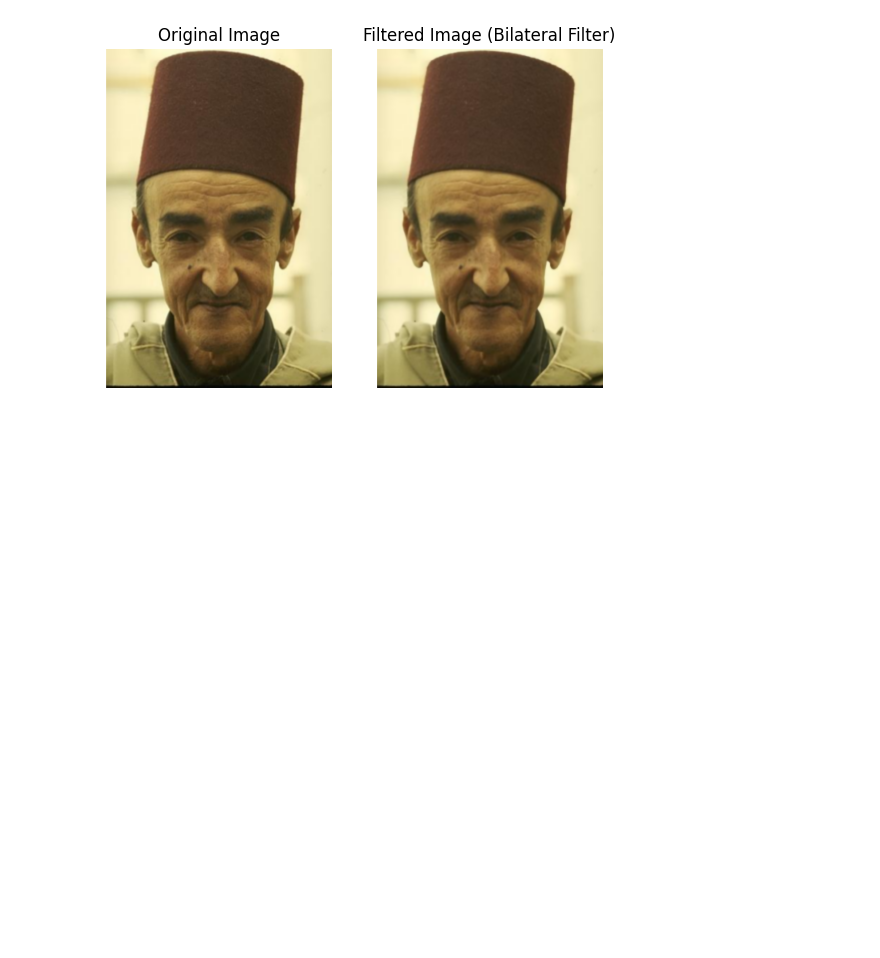
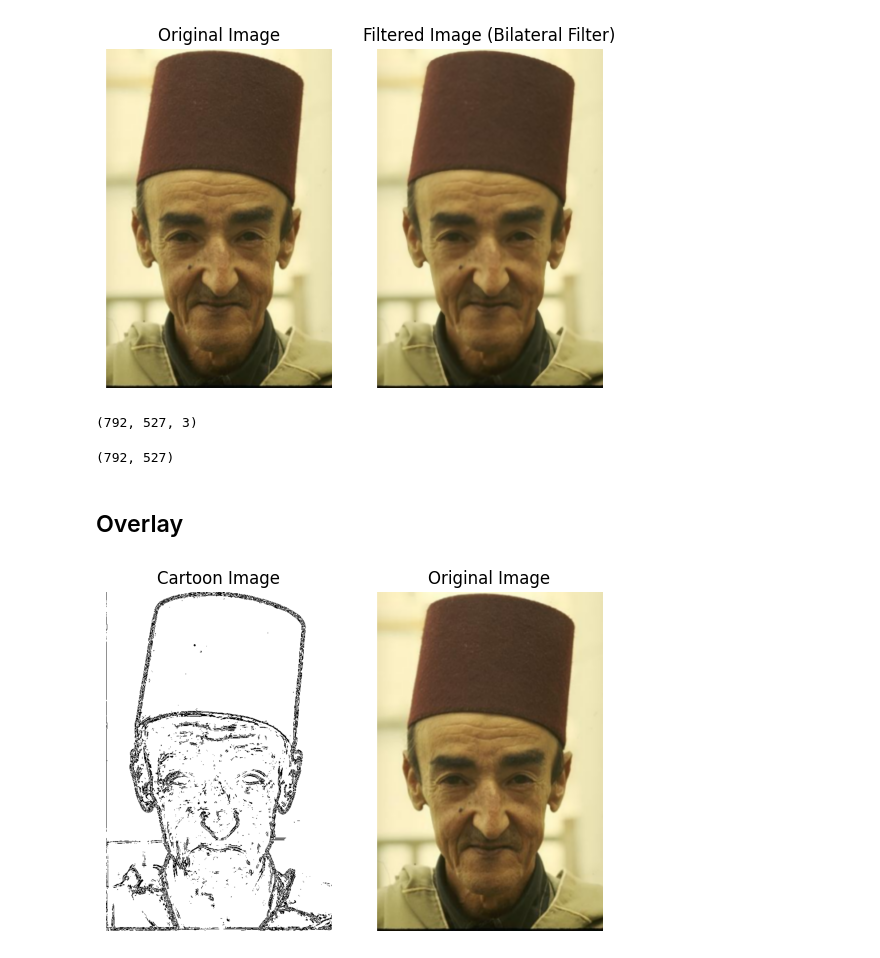
Before and after one commit to shadyalattarr/Computer-Vision-Assignment-1, a Jupyter notebook: Cartooniffier.ipynb, the cells around one changed output. Drawn from its saved outputs; the diff is of its cells as text; code cells hidden in the pictures; blank space fills up the shorter version.

```diff
--- a/Cartooniffier.ipynb
+++ b/Cartooniffier.ipynb
@@ -209,3 +209,39 @@ plt.axis('off')
 plt.show()
 # %% [output]
 [figure]
+# %%
+bilateral_img.shape
+# %% [output]
+(792, 527, 3)
+# %%
+thresh_img.shape
+# %% [output]
+(792, 527)
+# %%
+thresh_bgr = cv2.cvtColor(thresh_img, cv2.COLOR_GRAY2BGR)
+# %% [markdown]
+## Overlay
+# %%
+# Convert to binary mask (edges become white, background becomes black)
+# _, mask = cv2.threshold(edges_img, 200, 255, cv2.THRESH_BINARY_INV)  # Invert: black → white, white → black
+
+# Convert mask to 3 channels (to match the color image)
+mask_3ch = cv2.cvtColor(thresh_img, cv2.COLOR_GRAY2BGR)
+
+# Apply the mask to keep only the black edges
+edges_extracted = cv2.bitwise_and(thresh_bgr, thresh_bgr, mask=thresh_img)
+
+# Overlay edges onto the colored image
+result = cv2.addWeighted(bilateral_img, 1, edges_extracted, 0, 0)
+# %%
+plt.subplot(1, 2, 1)
+plt.imshow(cv2.cvtColor(edges_extracted, cv2.COLOR_BGR2RGB))
+plt.title("Cartoon Image")
+plt.axis('off')
+plt.subplot(1, 2, 2)
+plt.imshow(cv2.cvtColor(img_cv2, cv2.COLOR_BGR2RGB))
+plt.title("Original Image")
+plt.axis('off')
+plt.show()
+# %% [output]
+[figure, added]
```
Also changed, not shown: parts of 3 cells of this notebook, 1 other file.
